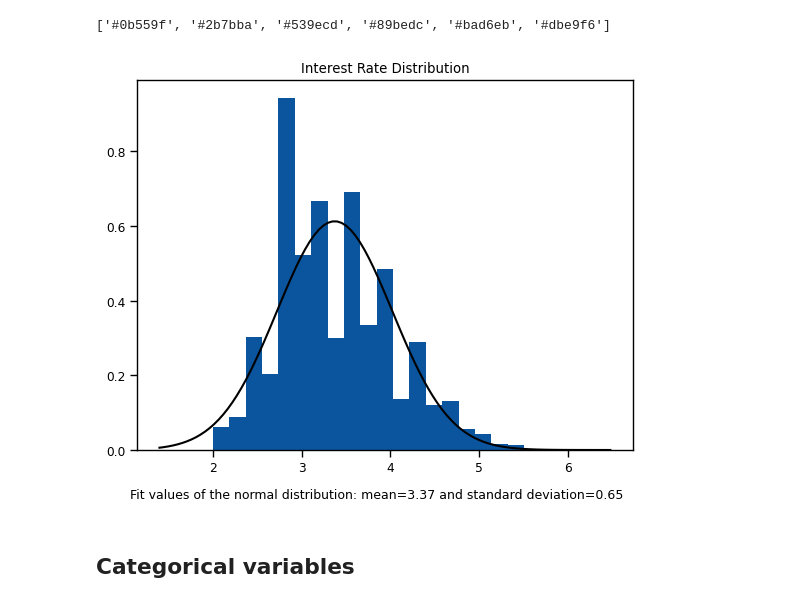
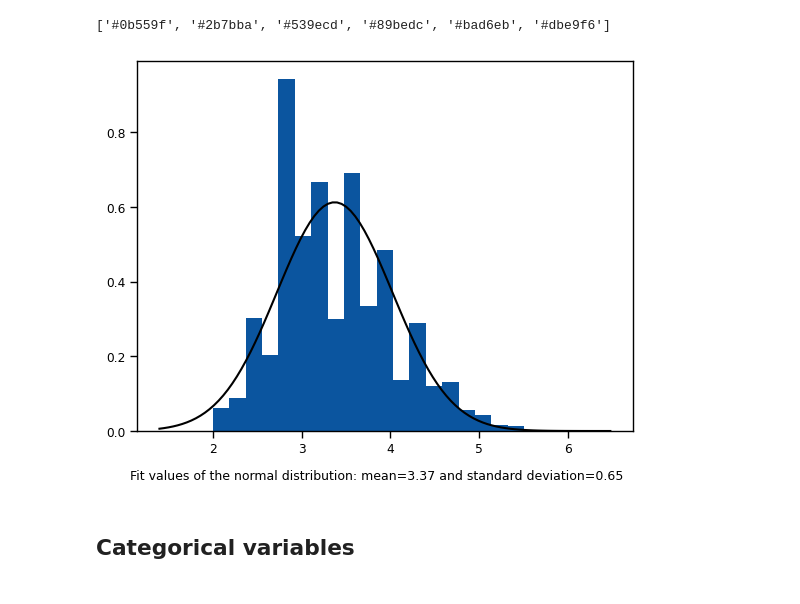
Before and after one commit to frafuria/GH_TEHSIS, a Jupyter notebook: CODICE/1_dataset/1_cleaning_exploratory_analysis.ipynb, the cells around one changed output. Saved outputs shown, nothing was run; the diff lists cells and outputs as text; code cells hidden in the pictures.

```diff
--- a/CODICE/1_dataset/1_cleaning_exploratory_analysis.ipynb
+++ b/CODICE/1_dataset/1_cleaning_exploratory_analysis.ipynb
@@ -832,24 +832,24 @@ print(sns.color_palette("Blues_r").as_hex())
 # %%
 mu, std = norm.fit(data.NoteRatePercent)
 
 # Plot the histogram.
 plt.hist(data.NoteRatePercent, bins=25, density=True, alpha=1)#, color='b')
 
 # Plot the PDF.
 xmin, xmax = plt.xlim()
 x = np.linspace(xmin, xmax, 100)
 p = norm.pdf(x, mu, std)
 
 plt.plot(x, p, 'k', linewidth= 1.5)
 title = "Interest Rate Distribution"
 footnote = "Fit values of the normal distribution: mean={:.2f} and standard deviation={:.2f}".format(mu, std)
-plt.title(title)
+#plt.title(title)
 plt.figtext(0.5, 0.01, footnote, ha="center", fontsize=9)
 
 plt.savefig('IntRate_Distribution2.png')
 plt.show();
 # %% [output]
-[figure, old version]
+[figure, new version]
 # %% [markdown]
 ## Categorical variables
 # %%
```
Also changed, not shown: parts of 16 cells of this notebook, 22 other files.
